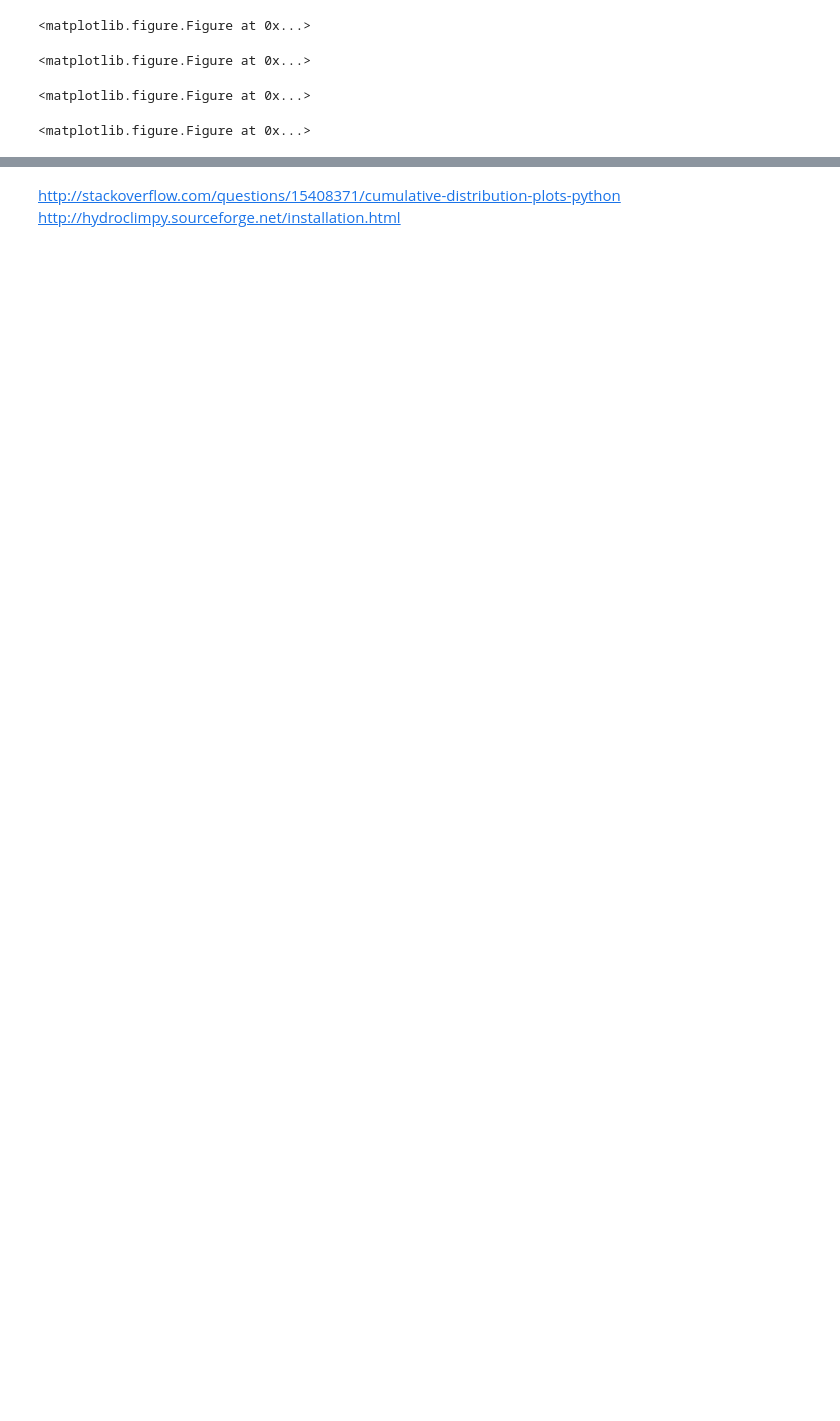
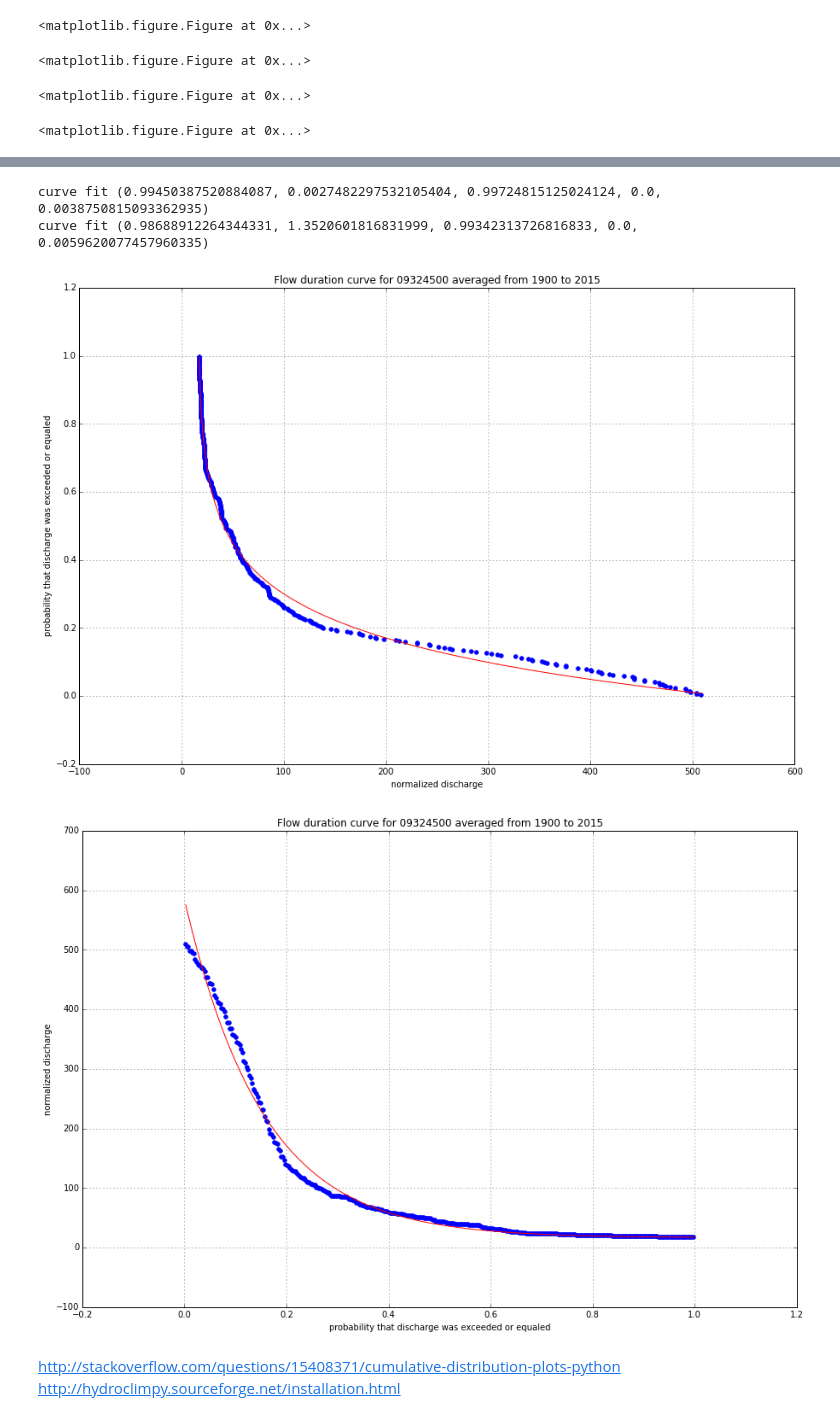
Before and after one commit to inkenbrandt/IPython, a Jupyter notebook: USGS_Surface_Flow.ipynb, the cells around one changed output, grey strips where cells are left out. Cells and saved outputs as stored; diff of their text form; code cells hidden in the pictures; blank space fills up the shorter version.

```diff
--- a/USGS_Surface_Flow.ipynb
+++ b/USGS_Surface_Flow.ipynb
@@ -155,18 +357,19 @@ USGS_Site_Info.to_clipboard()
 # %%
-with PdfPages('C:\PROJECTS\MLSNF\Data\Hydrology\plots\station_boxplots.pdf') as pdf:
+with PdfPages('C:/PROJECTS/MLSNF/Data/Hydrology/plots/station_boxplots.pdf') as pdfs:
     ymax = 10000
     ymin = 0.01
     for i in range(len(sites)):
         plt.figure()
         USGS_Site_Data.boxplot(column=sites[i],by='mon')
         plt.title(sites[i]+' - '+USGS_Site_Info.ix[sites[i],'name'])
+
         plt.yscale('log')
         plt.ylabel('discharge (cfs)')
-        plt.xlabel('month'))
+        plt.xlabel('month')
         plt.ylim((ymin,ymax))
-        pdf.savefig()
+        pdfs.savefig()
         plt.close()
-    d = pdf.infodict()
+    d = pdfs.infodict()
     d['Title'] = 'Monthly Station USGS Boxplots UMSS'
     d['Author'] = u'Paul C. Inkenbrandt\xe4nen'
     d['Subject'] = 'Boxplots of several USGS Surface Stations'
@@ -234,0 +504,66 @@ from matplotlib import cm
+# %%
+site = sites[32]
+df = USGS_Site_Data[[site]]
+begyear = 1900
+endyear = 2015
+data = df[(df.index.to_datetime() > pd.datetime(begyear,1,1))&(df.index.to_datetime() < pd.datetime(endyear,1,1))]
+data = data.dropna()
+
+data['doy']=data.index.dayofyear
+dailyavg = data[site].groupby(data['doy']).mean()
+
+
+data = np.sort(dailyavg)
+
+mean = np.mean(data)
+std = np.std(data)
+f = [(data[i]) for i in range(len(data))]
+#f = [(data[i])/mean for i in range(len(data))]
+#f = [(data[i]-std)/mean for i in range(len(data))]
+
+ranks = sp.rankdata(f, method='average')
+ranks = ranks[::-1]
+prob = [(ranks[i]/(len(f)+1)) for i in range(len(f)) ]
+
+x = prob
+y = f
+
+plt.figure()
+plt.scatter(y,x,label=site,color='blue')
+#plt.yscale('log')
+#plt.xlim(-.05,1.05)
+plt.grid(which = 'both')
+plt.ylabel('probability that discharge was exceeded or equaled')
+plt.xlabel('normalized discharge')
+#plt.xticks(np.arange(0,1.00,0.05))
+plt.title('Flow duration curve for ' + site + ' averaged from ' + str(begyear) + ' to ' + str(endyear))
+
+def func(x,a,b,c,d):
+    return a*np.log(x*b+c)+d
+
+par, cov = op.curve_fit(func,y,x,p0=[-0.16528617, 1.54535185, -24.70440088, 0.9])
+plt.plot(y, [par[0]*np.log(y[i]*par[1]+par[2])+par[3] for i in range(len(y))], color='red')
+print 'curve fit', sp.linregress(x,[par[0]*np.log(y[i]*par[1]+par[2])+par[3] for i in range(len(y))])
+
+plt.figure()
+plt.scatter(x,y,label=site,color='blue')
+#plt.yscale('log')
+#plt.xlim(-.05,1.05)
+plt.grid(which = 'both')
+plt.xlabel('probability that discharge was exceeded or equaled')
+plt.ylabel('normalized discharge')
+#plt.xticks(np.arange(0,1.00,0.05))
+plt.title('Flow duration curve for ' + site + ' averaged from ' + str(begyear) + ' to ' + str(endyear))
+
+def func2(x,a,b,c,d):
+    return a*np.exp(x*b+c)+d
+
+
+parm, covm = op.curve_fit(func2,x,y,p0=[-0.16528617, 0.02, 0.70440088, 0.9])
+plt.plot(x, [parm[0]*np.exp(x[i]*parm[1]+parm[2])+parm[3] for i in range(len(x))], color='red')
+print 'curve fit', sp.linregress(y,[parm[0]*np.exp(x[i]*parm[1]+parm[2])+parm[3] for i in range(len(x))])
+# %% [output]
+curve fit (0.99450387520884087, 0.0027482297532105404, 0.99724815125024124, 0.0, 0.0038750815093362935)
+curve fit (0.98688912264344331, 1.3520601816831999, 0.99342313726816833, 0.0, 0.0059620077457960335)
+[figure, added]
+[figure, added]
```
Also changed, not shown: parts of 48 cells of this notebook.
